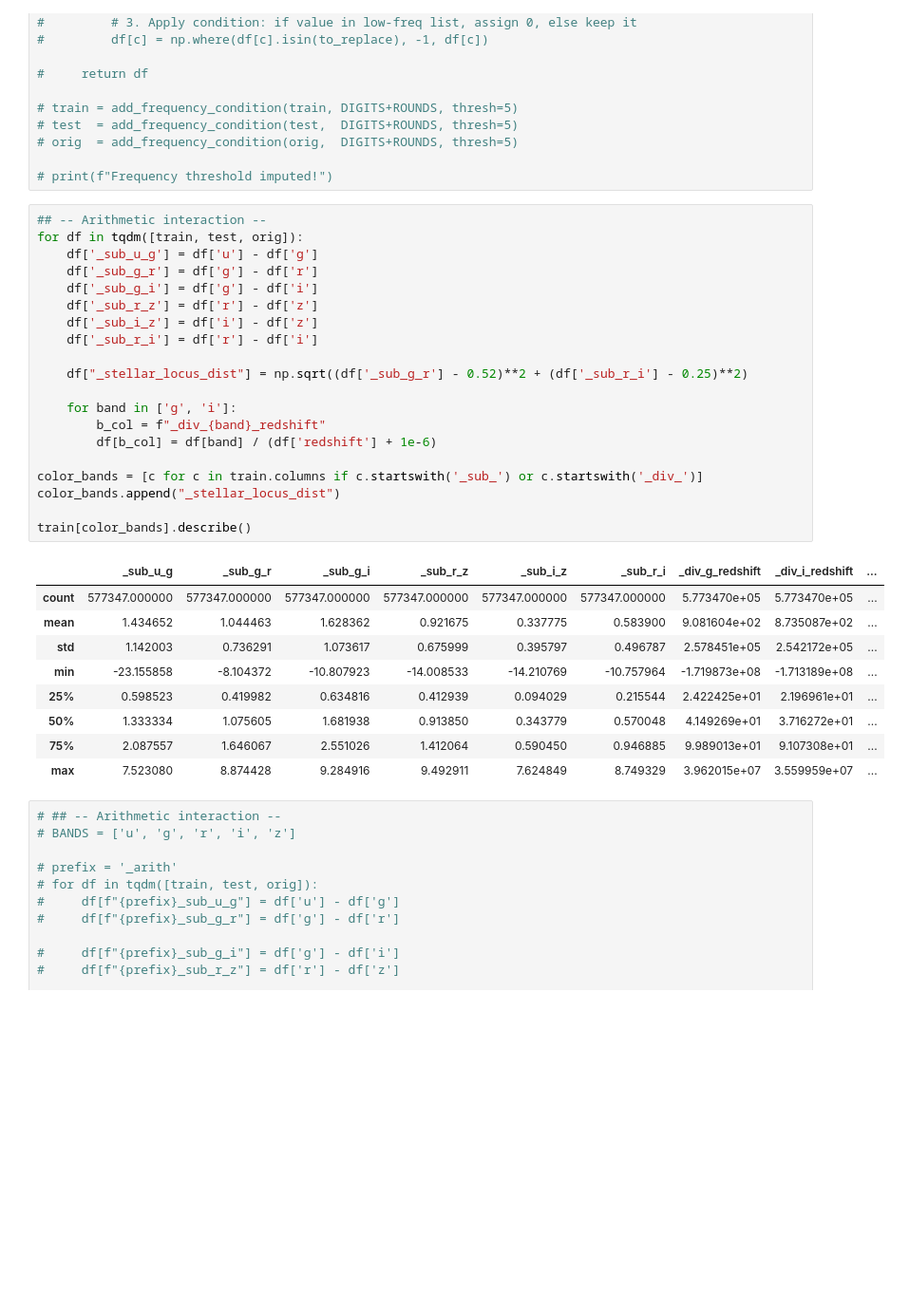
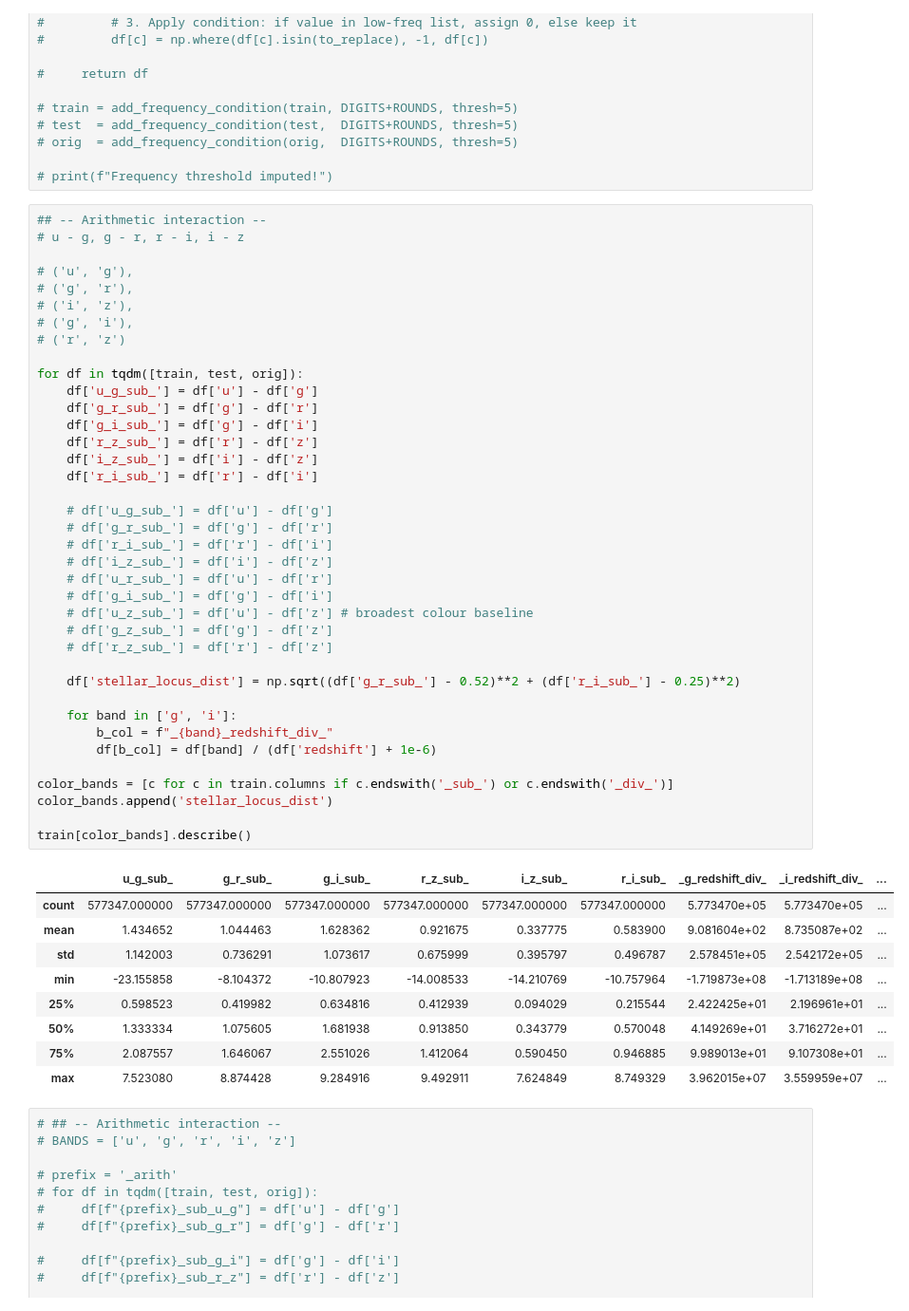
Before and after one commit to coded-sly/ps6e6-Stellar-Class, a Jupyter notebook: ps6e6-keras-fs-stellar.ipynb, the cells around one changed output. Shown at 95% size. Drawn from its saved outputs; the diff is of its cells as text; blank space fills up the shorter version.

Commit message:
Kaggle Notebook | ps6e6 | Keras_FS | Stellar ✨ | fe1_

```diff
--- a/ps6e6-keras-fs-stellar.ipynb
+++ b/ps6e6-keras-fs-stellar.ipynb
@@ -485,26 +486,44 @@ Features dropped: []
 # print(f"Frequency threshold imputed!")
 # %%
 ## -- Arithmetic interaction --
+# u - g, g - r, r - i, i - z
+
+# ('u', 'g'),
+# ('g', 'r'),
+# ('i', 'z'),
+# ('g', 'i'),
+# ('r', 'z')
+
 for df in tqdm([train, test, orig]):
-    df['_sub_u_g'] = df['u'] - df['g']
-    df['_sub_g_r'] = df['g'] - df['r']
-    df['_sub_g_i'] = df['g'] - df['i']
-    df['_sub_r_z'] = df['r'] - df['z']
-    df['_sub_i_z'] = df['i'] - df['z']
-    df['_sub_r_i'] = df['r'] - df['i']
+    df['u_g_sub_'] = df['u'] - df['g']
+    df['g_r_sub_'] = df['g'] - df['r']
+    df['g_i_sub_'] = df['g'] - df['i']
+    df['r_z_sub_'] = df['r'] - df['z']
+    df['i_z_sub_'] = df['i'] - df['z']
+    df['r_i_sub_'] = df['r'] - df['i']
 
-    df["_stellar_locus_dist"] = np.sqrt((df['_sub_g_r'] - 0.52)**2 + (df['_sub_r_i'] - 0.25)**2)
+    # df['u_g_sub_'] = df['u'] - df['g']
+    # df['g_r_sub_'] = df['g'] - df['r']
+    # df['r_i_sub_'] = df['r'] - df['i']
+    # df['i_z_sub_'] = df['i'] - df['z']
+    # df['u_r_sub_'] = df['u'] - df['r']
+    # df['g_i_sub_'] = df['g'] - df['i']
+    # df['u_z_sub_'] = df['u'] - df['z'] # broadest colour baseline
+    # df['g_z_sub_'] = df['g'] - df['z']
+    # df['r_z_sub_'] = df['r'] - df['z']
+
+    df['stellar_locus_dist'] = np.sqrt((df['g_r_sub_'] - 0.52)**2 + (df['r_i_sub_'] - 0.25)**2)
 
     for band in ['g', 'i']:
-        b_col = f"_div_{band}_redshift"
+        b_col = f"_{band}_redshift_div_"
         df[b_col] = df[band] / (df['redshift'] + 1e-6)
 
-color_bands = [c for c in train.columns if c.startswith('_sub_') or c.startswith('_div_')]
-color_bands.append("_stellar_locus_dist")
+color_bands = [c for c in train.columns if c.endswith('_sub_') or c.endswith('_div_')]
+color_bands.append('stellar_locus_dist')
 
 train[color_bands].describe()
 # %% [output]
-|  | _sub_u_g | _sub_g_r | _sub_g_i | _sub_r_z | _sub_i_z | _sub_r_i | _div_g_redshift | _div_i_redshift | ... |
+|  | u_g_sub_ | g_r_sub_ | g_i_sub_ | r_z_sub_ | i_z_sub_ | r_i_sub_ | _g_redshift_div_ | _i_redshift_div_ | ... |
 | count | 577347.000000 | 577347.000000 | 577347.000000 | 577347.000000 | 577347.000000 | 577347.000000 | 5.773470e+05 | 5.773470e+05 | ... |
 | mean | 1.434652 | 1.044463 | 1.628362 | 0.921675 | 0.337775 | 0.583900 | 9.081604e+02 | 8.735087e+02 | ... |
 | std | 1.142003 | 0.736291 | 1.073617 | 0.675999 | 0.395797 | 0.496787 | 2.578451e+05 | 2.542172e+05 | ... |
```
Also changed, not shown: parts of 11 cells of this notebook.
